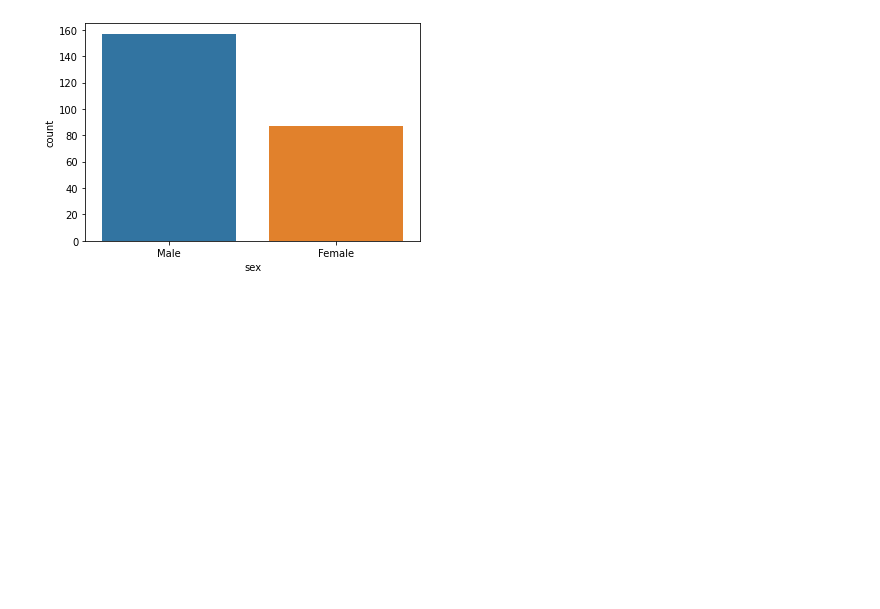
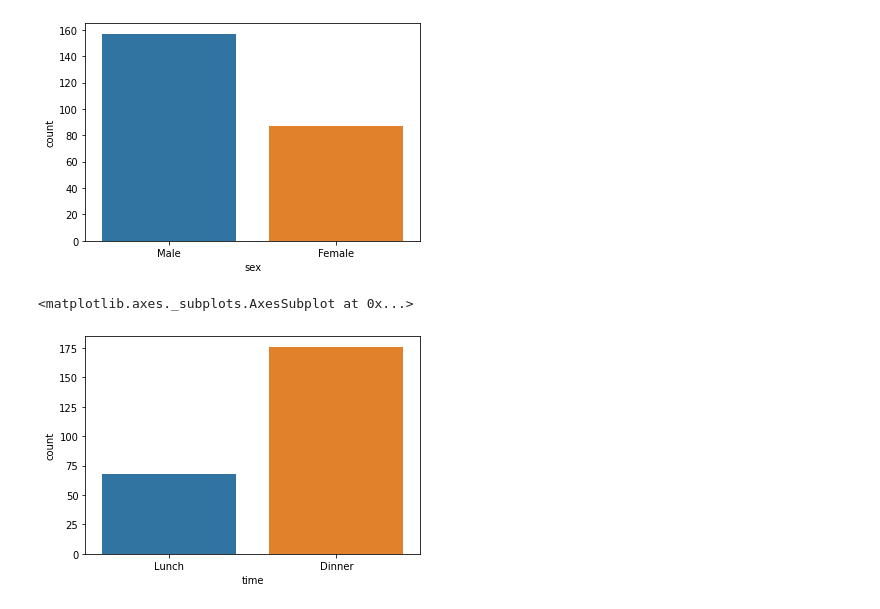
Before and after one commit to przbadu/Python-ML, a Jupyter notebook: 09_Seaborn.ipynb, the cells around one changed output. Drawn from its saved outputs; the diff is of its cells as text; code cells hidden in the pictures; blank space fills up the shorter version.

```diff
--- a/09_Seaborn.ipynb
+++ b/09_Seaborn.ipynb
@@ -135,3 +135,8 @@ sns.countplot('sex', data=df)
 # %% [output]
 <matplotlib.axes._subplots.AxesSubplot at 0x...>
 [figure]
+# %%
+sns.countplot('time', data=df)
+# %% [output]
+<matplotlib.axes._subplots.AxesSubplot at 0x...>
+[figure, added]
```
Also changed, not shown: parts of 13 cells of this notebook.
